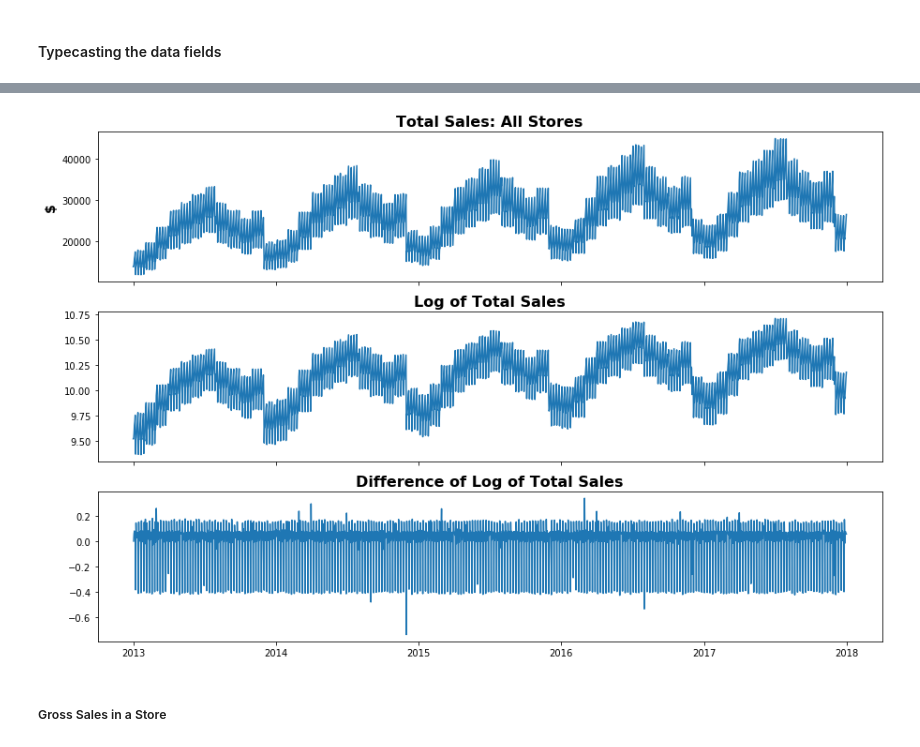
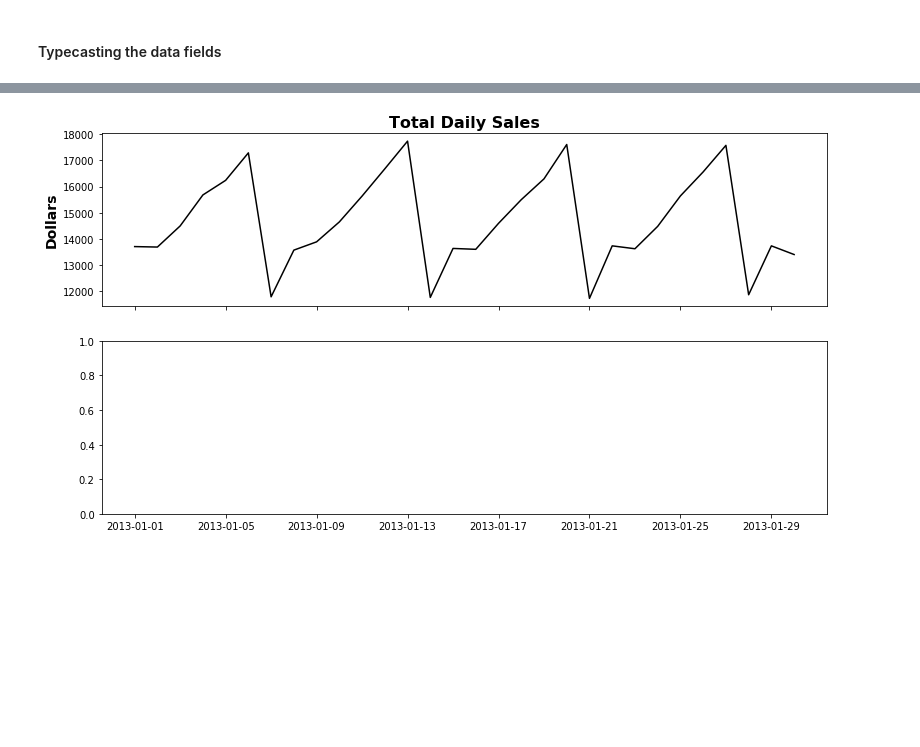
Before and after one commit to sanjeevgadre/Kaggle-Time-Series, a Jupyter notebook: EDA.ipynb, the cells around one changed output, grey strips where cells are left out. Cells and saved outputs as stored; diff of their text form; code cells hidden in the pictures; blank space fills up the shorter version.

```diff
--- a/EDA.ipynb
+++ b/EDA.ipynb
@@ -196,0 +275,23 @@ test.item = test.item.astype('category')
+# %%
+fig, (ax1, ax2) = plt.subplots(nrows = 2, sharex = True, figsize = (13, 7))
+
+tot_sls = train.groupby(by = 'date')['sales'].sum()
+ax1.plot(tot_sls.index, tot_sls, color = 'black')
+ax1.set_title('Total Daily Sales', fontsize = 16, fontweight = 'bold')
+ax1.set_ylabel('Dollars', fontsize = 14, fontweight = 'bold')
+
+
+
+tot_sls_trans = np.log(tot_sls).diff()
+ax2.plot(tot_sls_trans.index, tot_sls_trans, color = 'black')
+ax2.set_title('Log Transformed and Differenced Total Sales', fontsize = 16, fontweight = 'bold')
+
+plt.show()
+
+result = adfuller(tot_sls_trans[1:])  # The first element of a diff series is a NaN
+print('Results of the augmented Dickey-Fuller Test')
+print('ADF Statistic: %f' % result[0])
+print('p-value: %e' % result[1])
+print('Critical Values:')
+for key, value in result[4].items():
+    print('\t%s: %f' % (key, value))
@@ -197,21 +319,17 @@ test.item = test.item.astype('category')
 # %%
-fig, (ax1, ax2, ax3) = plt.subplots(nrows = 3, sharex = True, figsize = (15, 10))
+fig, (ax1, ax2) = plt.subplots(nrows = 2, sharex = True, figsize = (13, 7))
 
 tot_sls = train.groupby(by = 'date')['sales'].sum()
-ax1.plot(tot_sls.index, tot_sls)
-ax1.set_title('Total Sales: All Stores', fontsize = 16, fontweight = 'bold')
-ax1.set_ylabel('$', fontsize = 14, fontweight = 'bold')
+tot_sls = tot_sls[:30]
+ax1.plot(tot_sls.index, tot_sls, color = 'black')
+ax1.set_title('Total Daily Sales', fontsize = 16, fontweight = 'bold')
+ax1.set_ylabel('Dollars', fontsize = 14, fontweight = 'bold')
 
-tot_sls_log = np.log(tot_sls)
-ax2.plot(tot_sls_log.index, tot_sls_log)
-ax2.set_title('Log of Total Sales', fontsize = 16, fontweight = 'bold')
-
-tot_sls_log_diff = tot_sls_log.diff()
-ax3.plot(tot_sls_log_diff.index, tot_sls_log_diff)
-ax3.set_title('Difference of Log of Total Sales', fontsize = 16, fontweight = 'bold')
+'''tot_sls_trans = np.log(tot_sls).diff()
+tot_sls_trans = tot_sls_trans[:21]
+ax2.plot(tot_sls_trans.index, tot_sls_trans, color = 'black')
+ax2.set_title('Log Transformed and Differenced Total Sales', fontsize = 16, fontweight = 'bold')'''
 
 plt.show()
 # %% [output]
-[figure, old version]
+[figure, new version]
-# %% [markdown]
-##### Gross Sales in a Store
```
Also changed, not shown: parts of 25 cells of this notebook.
